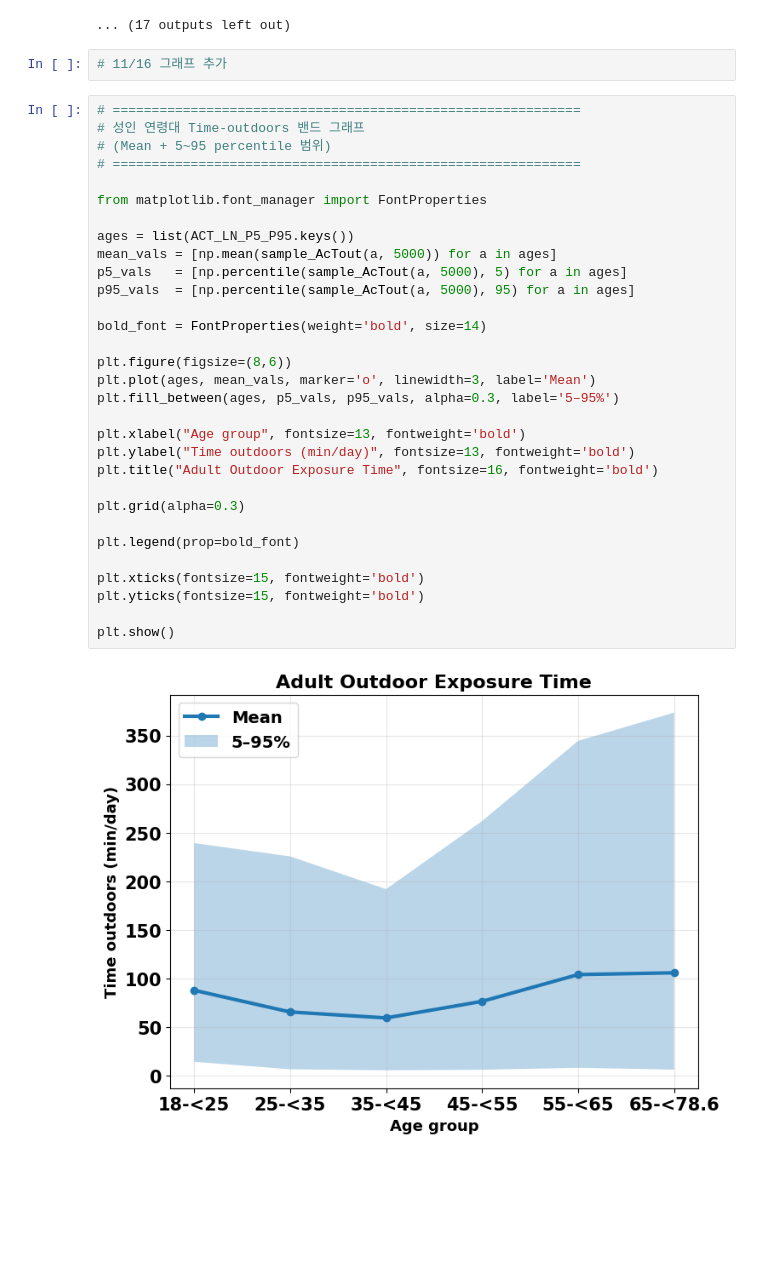
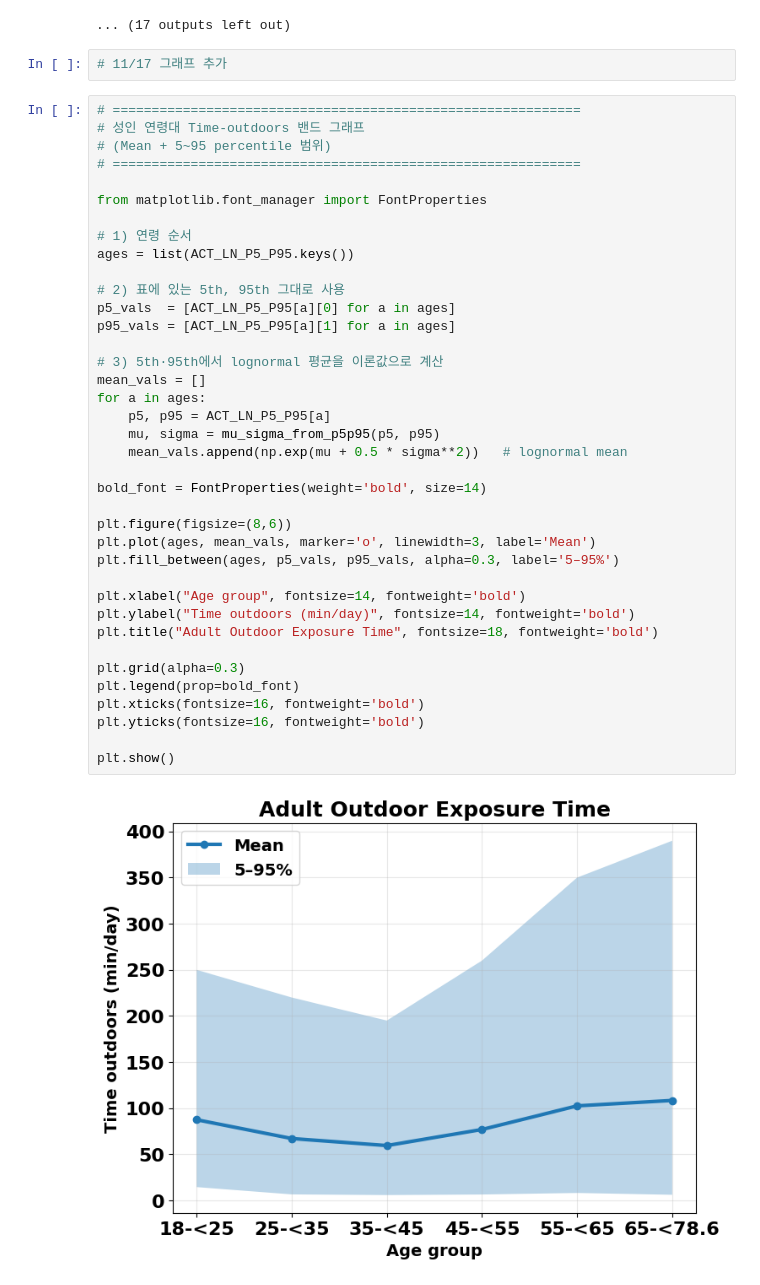
Before and after one commit to hyen0322/Risk-Assesment, a Jupyter notebook: 적합 분포피팅+몬테카를로+민감도분석.ipynb, the cells around one changed output. Drawn from its saved outputs; the diff is of its cells as text; blank space fills up the shorter version.

```diff
--- a/적합 분포피팅+몬테카를로+민감도분석.ipynb
+++ b/적합 분포피팅+몬테카를로+민감도분석.ipynb
@@ -1809,37 +1809,44 @@ Sensitivity – Child
 [figure]
 ... (17 outputs left out)
 # %%
-# 11/16 그래프 추가
+# 11/17 그래프 추가
 # %%
 # ============================================================
 # 성인 연령대 Time-outdoors 밴드 그래프
 # (Mean + 5~95 percentile 범위)
 # ============================================================
 
 from matplotlib.font_manager import FontProperties
 
+# 1) 연령 순서
 ages = list(ACT_LN_P5_P95.keys())
-mean_vals = [np.mean(sample_AcTout(a, 5000)) for a in ages]
-p5_vals   = [np.percentile(sample_AcTout(a, 5000), 5) for a in ages]
-p95_vals  = [np.percentile(sample_AcTout(a, 5000), 95) for a in ages]
+
+# 2) 표에 있는 5th, 95th 그대로 사용
+p5_vals  = [ACT_LN_P5_P95[a][0] for a in ages]
+p95_vals = [ACT_LN_P5_P95[a][1] for a in ages]
+
+# 3) 5th·95th에서 lognormal 평균을 이론값으로 계산
+mean_vals = []
+for a in ages:
+    p5, p95 = ACT_LN_P5_P95[a]
+    mu, sigma = mu_sigma_from_p5p95(p5, p95)
+    mean_vals.append(np.exp(mu + 0.5 * sigma**2))   # lognormal mean
 
 bold_font = FontProperties(weight='bold', size=14)
 
 plt.figure(figsize=(8,6))
 plt.plot(ages, mean_vals, marker='o', linewidth=3, label='Mean')
 plt.fill_between(ages, p5_vals, p95_vals, alpha=0.3, label='5–95%')
 
-plt.xlabel("Age group", fontsize=13, fontweight='bold')
-plt.ylabel("Time outdoors (min/day)", fontsize=13, fontweight='bold')
-plt.title("Adult Outdoor Exposure Time", fontsize=16, fontweight='bold')
+plt.xlabel("Age group", fontsize=14, fontweight='bold')
+plt.ylabel("Time outdoors (min/day)", fontsize=14, fontweight='bold')
+plt.title("Adult Outdoor Exposure Time", fontsize=18, fontweight='bold')
 
 plt.grid(alpha=0.3)
-
 plt.legend(prop=bold_font)
-
-plt.xticks(fontsize=15, fontweight='bold')
-plt.yticks(fontsize=15, fontweight='bold')
+plt.xticks(fontsize=16, fontweight='bold')
+plt.yticks(fontsize=16, fontweight='bold')
 
 plt.show()
 # %% [output]
-[figure, old version]
+[figure, new version]
```
Also changed, not shown: parts of 2 cells of this notebook.
